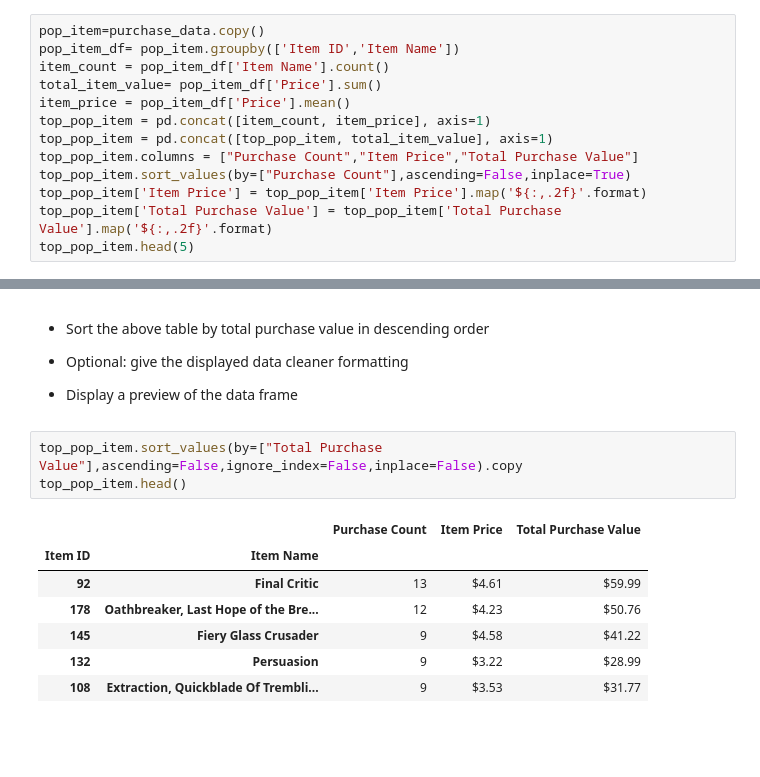
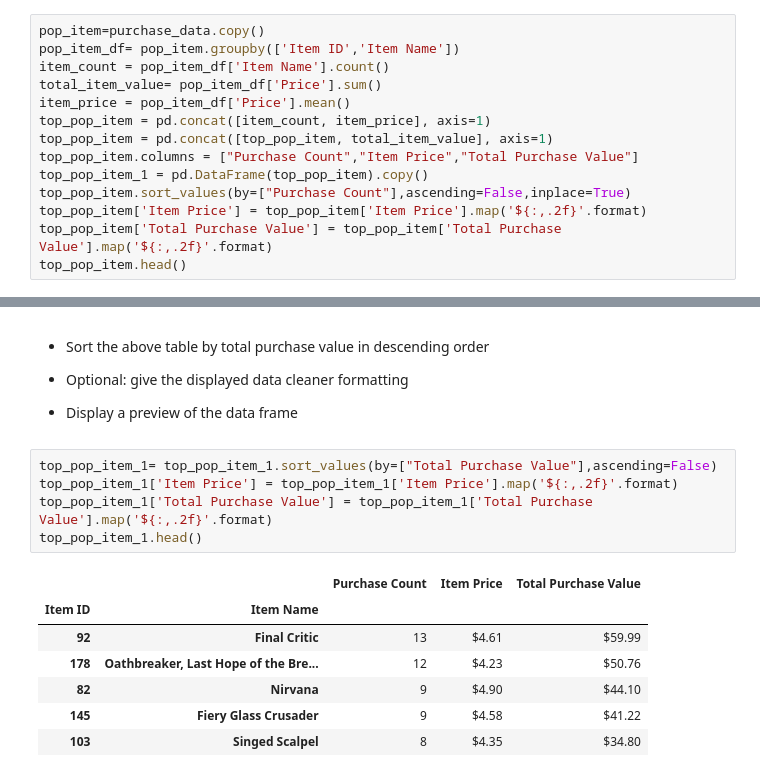
Before and after one commit to oscahui/pandas-challenge, a Jupyter notebook: HeroesOfPymoli_starter.ipynb, the cells around one changed output, grey strips where cells are left out. Drawn from its saved outputs; the diff is of its cells as text; blank space fills up the shorter version.

```diff
--- a/HeroesOfPymoli_starter.ipynb
+++ b/HeroesOfPymoli_starter.ipynb
@@ -274,10 +274,11 @@ item_price = pop_item_df['Price'].mean()
 top_pop_item = pd.concat([item_count, item_price], axis=1)
 top_pop_item = pd.concat([top_pop_item, total_item_value], axis=1)
 top_pop_item.columns = ["Purchase Count","Item Price","Total Purchase Value"]
+top_pop_item_1 = pd.DataFrame(top_pop_item).copy()
 top_pop_item.sort_values(by=["Purchase Count"],ascending=False,inplace=True)
 top_pop_item['Item Price'] = top_pop_item['Item Price'].map('${:,.2f}'.format)
 top_pop_item['Total Purchase Value'] = top_pop_item['Total Purchase Value'].map('${:,.2f}'.format)
-top_pop_item.head(5)
+top_pop_item.head()
 # %% [output]
 |  |  | Purchase Count | Item Price | Total Purchase Value |
 | Item ID | Item Name |  |  |  |
@@ -296,14 +297,16 @@ top_pop_item.head(5)
 
 
 * Display a preview of the data frame
-# %%
-top_pop_item.sort_values(by=["Total Purchase Value"],ascending=False,ignore_index=False,inplace=False).copy
-top_pop_item.head()
-# %% [output]
-|  |  | Purchase Count | Item Price | Total Purchase Value |
-| Item ID | Item Name |  |  |  |
-| 92 | Final Critic | 13 | $4.61 | $59.99 |
-| 178 | Oathbreaker, Last Hope of the Bre... | 12 | $4.23 | $50.76 |
-| 145 | Fiery Glass Crusader | 9 | $4.58 | $41.22 |
-| 132 | Persuasion | 9 | $3.22 | $28.99 |
-| 108 | Extraction, Quickblade Of Trembli... | 9 | $3.53 | $31.77 |
+# %%
+top_pop_item_1= top_pop_item_1.sort_values(by=["Total Purchase Value"],ascending=False)
+top_pop_item_1['Item Price'] = top_pop_item_1['Item Price'].map('${:,.2f}'.format)
+top_pop_item_1['Total Purchase Value'] = top_pop_item_1['Total Purchase Value'].map('${:,.2f}'.format)
+top_pop_item_1.head()
+# %% [output]
+|  |  | Purchase Count | Item Price | Total Purchase Value |
+| Item ID | Item Name |  |  |  |
+| 92 | Final Critic | 13 | $4.61 | $59.99 |
+| 178 | Oathbreaker, Last Hope of the Bre... | 12 | $4.23 | $50.76 |
+| 82 | Nirvana | 9 | $4.90 | $44.10 |
+| 145 | Fiery Glass Crusader | 9 | $4.58 | $41.22 |
+| 103 | Singed Scalpel | 8 | $4.35 | $34.80 |
```
